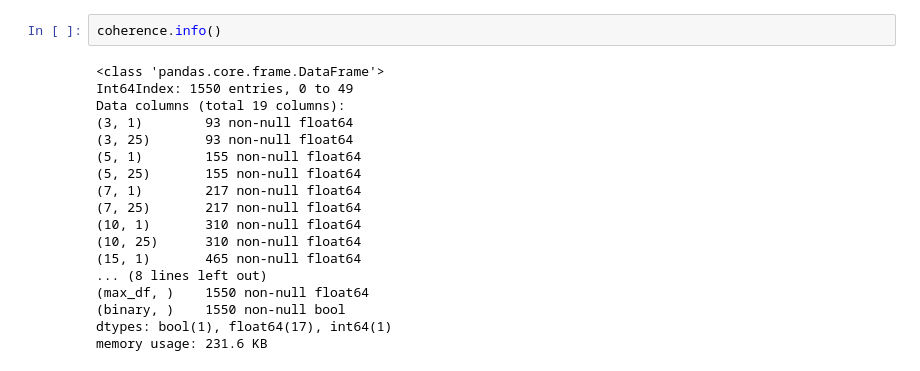
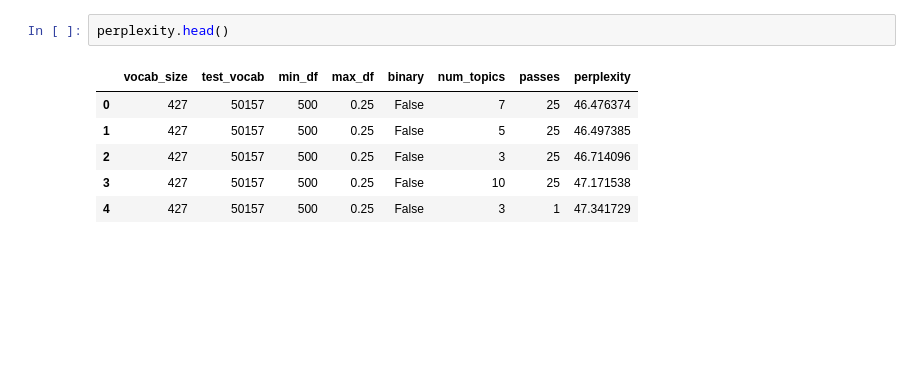
Before and after one commit to PaulClas/machine-learning-for-trading, a Jupyter notebook: 14_topic_modeling/earnings_calls/eval_experiment.ipynb, the cells around one changed output. Cells and saved outputs as stored; diff of their text form; blank space fills up the shorter version.

```diff
--- a/14_topic_modeling/earnings_calls/eval_experiment.ipynb
+++ b/14_topic_modeling/earnings_calls/eval_experiment.ipynb
@@ -46,20 +57,9 @@ sns.catplot(x='num_topics', y='perplexity', data=perplexity, hue='binary', col='
-# %%
-coherence.info()
-# %% [output]
-<class 'pandas.core.frame.DataFrame'>
-Int64Index: 1550 entries, 0 to 49
-Data columns (total 19 columns):
-(3, 1)        93 non-null float64
-(3, 25)       93 non-null float64
-(5, 1)        155 non-null float64
-(5, 25)       155 non-null float64
-(7, 1)        217 non-null float64
-(7, 25)       217 non-null float64
-(10, 1)       310 non-null float64
-(10, 25)      310 non-null float64
-(15, 1)       465 non-null float64
-... (8 lines left out)
-(max_df, )    1550 non-null float64
-(binary, )    1550 non-null bool
-dtypes: bool(1), float64(17), int64(1)
-memory usage: 231.6 KB
+# %%
+perplexity.head()
+# %% [output]
+|  | vocab_size | test_vocab | min_df | max_df | binary | num_topics | passes | perplexity |
+| 0 | 427 | 50157 | 500 | 0.25 | False | 7 | 25 | 46.476374 |
+| 1 | 427 | 50157 | 500 | 0.25 | False | 5 | 25 | 46.497385 |
+| 2 | 427 | 50157 | 500 | 0.25 | False | 3 | 25 | 46.714096 |
+| 3 | 427 | 50157 | 500 | 0.25 | False | 10 | 25 | 47.171538 |
+| 4 | 427 | 50157 | 500 | 0.25 | False | 3 | 1 | 47.341729 |
```
Also changed, not shown: parts of 16 cells of this notebook, 1 other file.
